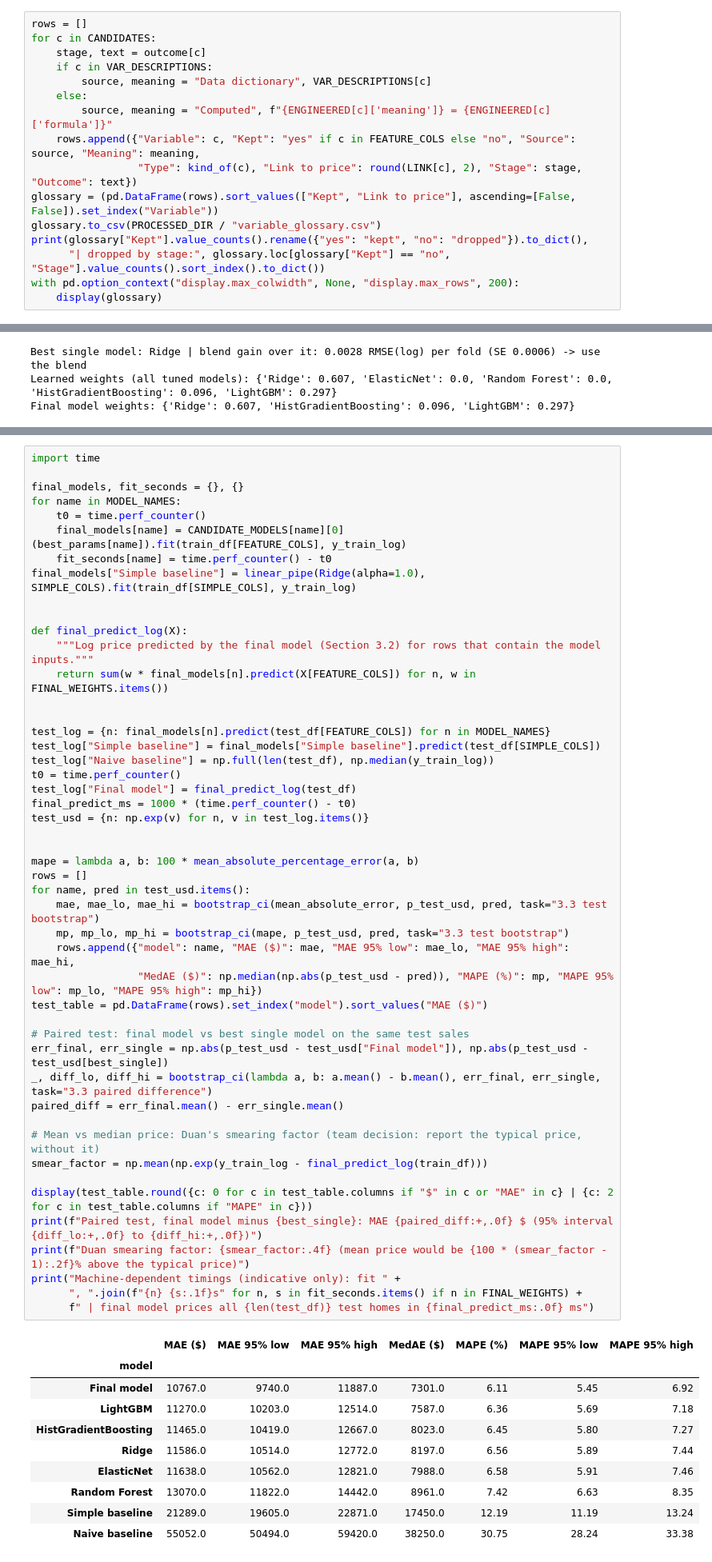
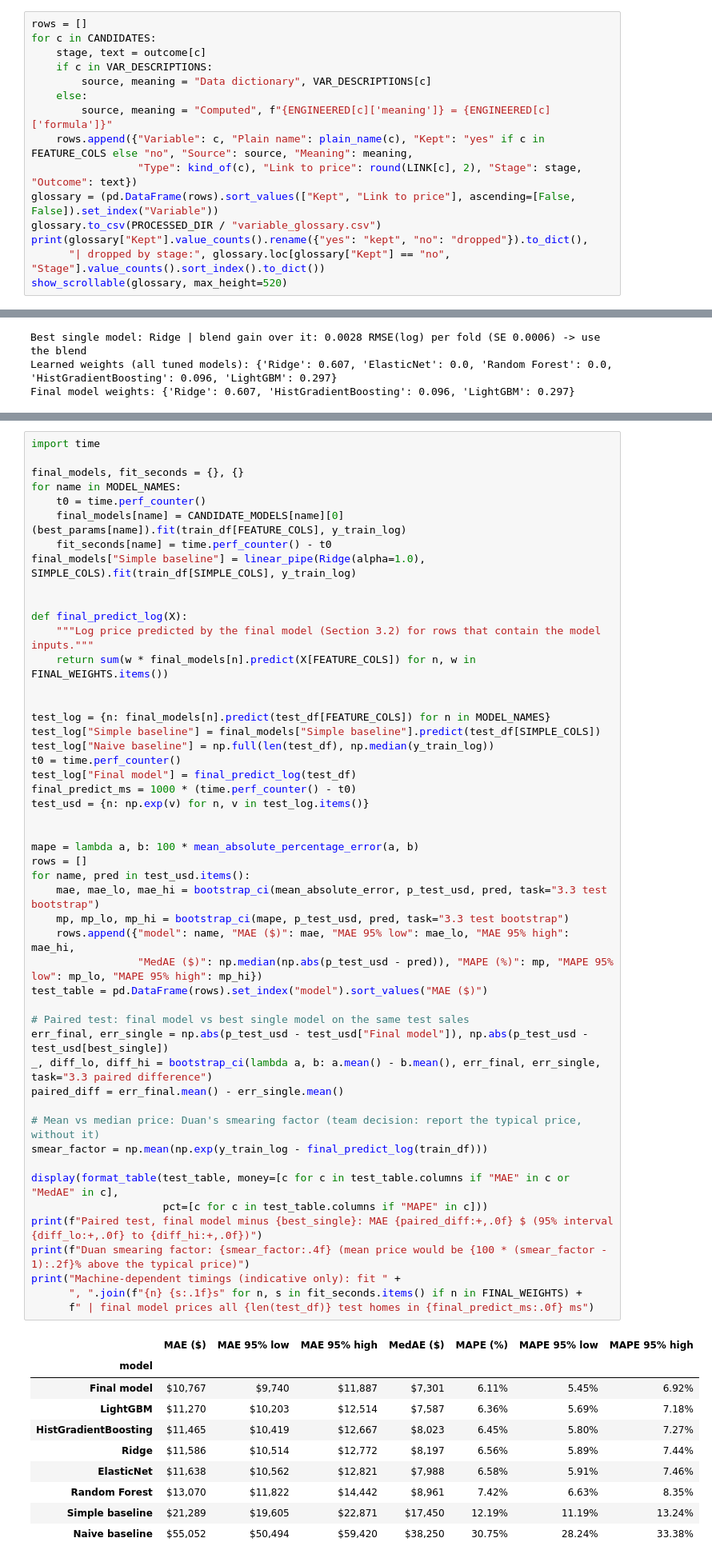
Before and after one commit to daniosp/final-proyect-ml, a Jupyter notebook: main/clearview_analysis.ipynb, the cells around one changed output, grey strips where cells are left out. Shown at 80% size. Cells and saved outputs as stored; diff of their text form.

```diff
--- a/main/clearview_analysis.ipynb
+++ b/main/clearview_analysis.ipynb
@@ -2107,13 +2193,12 @@ for c in CANDIDATES:
         source, meaning = "Data dictionary", VAR_DESCRIPTIONS[c]
     else:
         source, meaning = "Computed", f"{ENGINEERED[c]['meaning']} = {ENGINEERED[c]['formula']}"
-    rows.append({"Variable": c, "Kept": "yes" if c in FEATURE_COLS else "no", "Source": source, "Meaning": meaning,
+    rows.append({"Variable": c, "Plain name": plain_name(c), "Kept": "yes" if c in FEATURE_COLS else "no", "Source": source, "Meaning": meaning,
                  "Type": kind_of(c), "Link to price": round(LINK[c], 2), "Stage": stage, "Outcome": text})
 glossary = (pd.DataFrame(rows).sort_values(["Kept", "Link to price"], ascending=[False, False]).set_index("Variable"))
 glossary.to_csv(PROCESSED_DIR / "variable_glossary.csv")
 print(glossary["Kept"].value_counts().rename({"yes": "kept", "no": "dropped"}).to_dict(),
       "| dropped by stage:", glossary.loc[glossary["Kept"] == "no", "Stage"].value_counts().sort_index().to_dict())
-with pd.option_context("display.max_colwidth", None, "display.max_rows", 200):
-    display(glossary)
+show_scrollable(glossary, max_height=520)
 # %% [output]
 {'kept': 60, 'dropped': 27} | dropped by stage: {1: 13, 3: 6, 4: 7, 5: 1}
@@ -2421,41 +2506,42 @@ t0 = time.perf_counter()
 test_log["Final model"] = final_predict_log(test_df)
 final_predict_ms = 1000 * (time.perf_counter() - t0)
 test_usd = {n: np.exp(v) for n, v in test_log.items()}
 
 
 mape = lambda a, b: 100 * mean_absolute_percentage_error(a, b)
 rows = []
 for name, pred in test_usd.items():
     mae, mae_lo, mae_hi = bootstrap_ci(mean_absolute_error, p_test_usd, pred, task="3.3 test bootstrap")
     mp, mp_lo, mp_hi = bootstrap_ci(mape, p_test_usd, pred, task="3.3 test bootstrap")
     rows.append({"model": name, "MAE ($)": mae, "MAE 95% low": mae_lo, "MAE 95% high": mae_hi,
                  "MedAE ($)": np.median(np.abs(p_test_usd - pred)), "MAPE (%)": mp, "MAPE 95% low": mp_lo, "MAPE 95% high": mp_hi})
 test_table = pd.DataFrame(rows).set_index("model").sort_values("MAE ($)")
 
 # Paired test: final model vs best single model on the same test sales
 err_final, err_single = np.abs(p_test_usd - test_usd["Final model"]), np.abs(p_test_usd - test_usd[best_single])
 _, diff_lo, diff_hi = bootstrap_ci(lambda a, b: a.mean() - b.mean(), err_final, err_single, task="3.3 paired difference")
 paired_diff = err_final.mean() - err_single.mean()
 
 # Mean vs median price: Duan's smearing factor (team decision: report the typical price, without it)
 smear_factor = np.mean(np.exp(y_train_log - final_predict_log(train_df)))
 
-display(test_table.round({c: 0 for c in test_table.columns if "$" in c or "MAE" in c} | {c: 2 for c in test_table.columns if "MAPE" in c}))
+display(format_table(test_table, money=[c for c in test_table.columns if "MAE" in c or "MedAE" in c],
+                     pct=[c for c in test_table.columns if "MAPE" in c]))
 print(f"Paired test, final model minus {best_single}: MAE {paired_diff:+,.0f} $ (95% interval {diff_lo:+,.0f} to {diff_hi:+,.0f})")
 print(f"Duan smearing factor: {smear_factor:.4f} (mean price would be {100 * (smear_factor - 1):.2f}% above the typical price)")
 print("Machine-dependent timings (indicative only): fit " +
       ", ".join(f"{n} {s:.1f}s" for n, s in fit_seconds.items() if n in FINAL_WEIGHTS) +
       f" | final model prices all {len(test_df)} test homes in {final_predict_ms:.0f} ms")
 # %% [output]
 |  | MAE ($) | MAE 95% low | MAE 95% high | MedAE ($) | MAPE (%) | MAPE 95% low | MAPE 95% high |
 | model |  |  |  |  |  |  |  |
-| Final model | 10767.0 | 9740.0 | 11887.0 | 7301.0 | 6.11 | 5.45 | 6.92 |
-| LightGBM | 11270.0 | 10203.0 | 12514.0 | 7587.0 | 6.36 | 5.69 | 7.18 |
-| HistGradientBoosting | 11465.0 | 10419.0 | 12667.0 | 8023.0 | 6.45 | 5.80 | 7.27 |
-| Ridge | 11586.0 | 10514.0 | 12772.0 | 8197.0 | 6.56 | 5.89 | 7.44 |
-| ElasticNet | 11638.0 | 10562.0 | 12821.0 | 7988.0 | 6.58 | 5.91 | 7.46 |
-| Random Forest | 13070.0 | 11822.0 | 14442.0 | 8961.0 | 7.42 | 6.63 | 8.35 |
-| Simple baseline | 21289.0 | 19605.0 | 22871.0 | 17450.0 | 12.19 | 11.19 | 13.24 |
-| Naive baseline | 55052.0 | 50494.0 | 59420.0 | 38250.0 | 30.75 | 28.24 | 33.38 |
+| Final model | $10,767 | $9,740 | $11,887 | $7,301 | 6.11% | 5.45% | 6.92% |
+| LightGBM | $11,270 | $10,203 | $12,514 | $7,587 | 6.36% | 5.69% | 7.18% |
+| HistGradientBoosting | $11,465 | $10,419 | $12,667 | $8,023 | 6.45% | 5.80% | 7.27% |
+| Ridge | $11,586 | $10,514 | $12,772 | $8,197 | 6.56% | 5.89% | 7.44% |
+| ElasticNet | $11,638 | $10,562 | $12,821 | $7,988 | 6.58% | 5.91% | 7.46% |
+| Random Forest | $13,070 | $11,822 | $14,442 | $8,961 | 7.42% | 6.63% | 8.35% |
+| Simple baseline | $21,289 | $19,605 | $22,871 | $17,450 | 12.19% | 11.19% | 13.24% |
+| Naive baseline | $55,052 | $50,494 | $59,420 | $38,250 | 30.75% | 28.24% | 33.38% |
 Paired test, final model minus Ridge: MAE -819 $ (95% interval -1,221 to -460)
 Duan smearing factor: 1.0022 (mean price would be 0.22% above the typical price)
```
Also changed, not shown: parts of 26 cells of this notebook, 2 other files.
